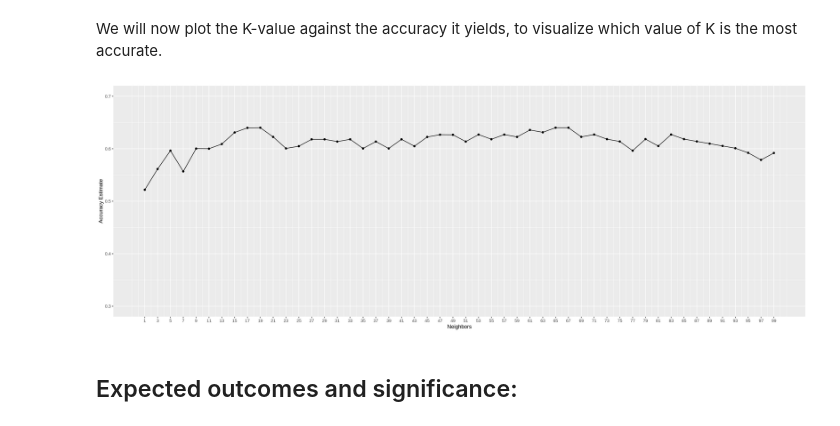
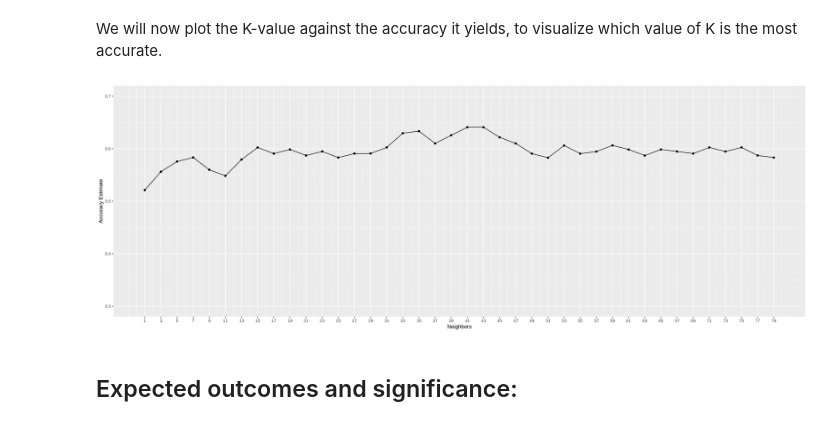
Before and after one commit to danielkaichis/dsci100_project, a Jupyter notebook: report.ipynb, the cells around one changed output. Cells and saved outputs as stored; diff of their text form; code cells hidden in the pictures.

Commit message:
update prop to 0.85

```diff
--- a/report.ipynb
+++ b/report.ipynb
@@ -32,14 +50,13 @@ heart_data <- read_delim(url, col_names=FALSE, delim=",") %>%
 # Add column names
 colnames(heart_data) <- c("age", "resting_bp", "cholesterol", "disease_presence")
 
-# Split data into training and test set with 75% of data going to the training set
-heart_split <- initial_split(heart_data, prop = 0.75, strata = disease_presence)
+# Split data into training and test set with 85% of data going to the training set
+heart_split <- initial_split(heart_data, prop = 0.85, strata = disease_presence)
 heart_train <- training(heart_split)
 # for later use
 heart_test <- testing(heart_split)
 
 heart_train
-heart_test
 # %% [output]
 Parsed with column specification:
 cols(
@@ -168,7 +175,7 @@ heart_vfold <- vfold_cv(heart_train, v = 5, strata = disease_presence)
 # %% [markdown]
 We will then create a workflow analysis with our recipe and model specification and in order to have a comprehensive analysis of the best K-value, we will have it try 10 values of K. We will then collect the metrics from this workflow analysis.
 # %%
-k_vals <- tibble(neighbors = seq(from = 1, to = 100, by = 2))
+k_vals <- tibble(neighbors = seq(from = 1, to = 80, by = 2))
 
 heart_fit <- workflow() %>%
             add_recipe(heart_recipe) %>%
@@ -180,17 +187,17 @@ We will now plot the K-value against the accuracy it yields, to visualize which
 # %%
 accuracies <- heart_fit %>%
     filter(.metric == "accuracy")
 
 cross_val_plot <- ggplot(accuracies, aes(x = neighbors, y = mean)) +
     geom_point() +
     geom_line() +
     labs(x = "Neighbors", y = "Accuracy Estimate") +
-    scale_x_continuous(breaks = seq(1, 100, by = 2)) +  # adjusting the x-axis
+    scale_x_continuous(breaks = seq(1, 80, by = 2)) +  # adjusting the x-axis
     scale_y_continuous(limits = c(0.3, 0.7)) # adjusting the y-axis
 
 cross_val_plot
 # %% [output]
-[figure, old version]
+[figure, new version]
 # %% [markdown]
 ## Expected outcomes and significance:
 # %% [markdown]
```
Also changed, not shown: parts of 5 cells of this notebook.
